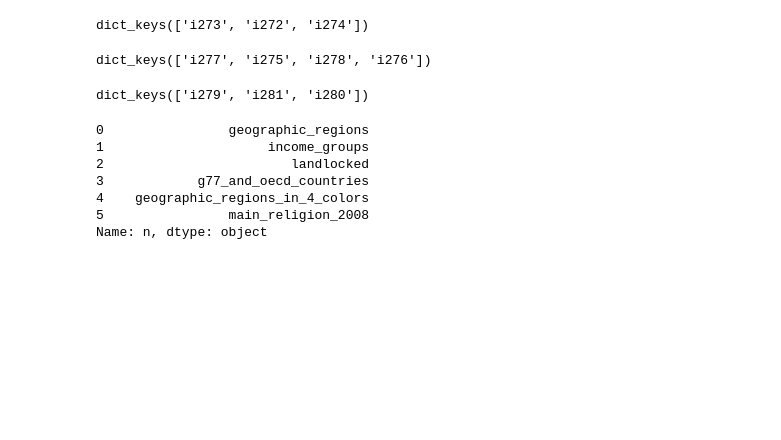
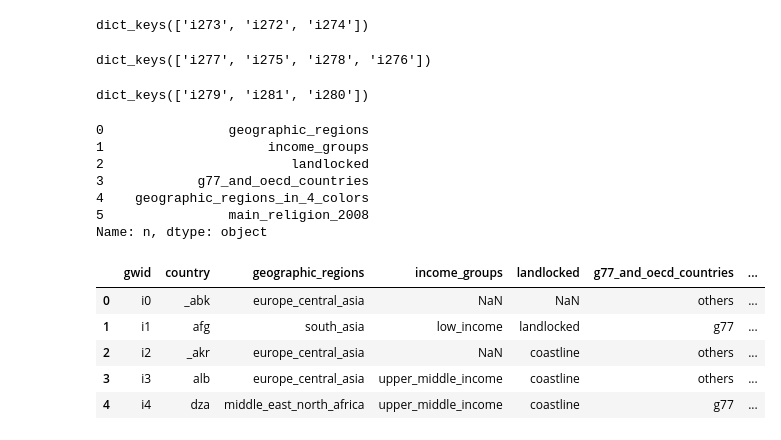
Before and after one commit to semio/ddf--gapminder--gapminder_world, a Jupyter notebook: waffle.ipynb, the cells around one changed output. Drawn from its saved outputs; the diff is of its cells as text; code cells hidden in the pictures; blank space fills up the shorter version.

```diff
--- a/waffle.ipynb
+++ b/waffle.ipynb
@@ -334,4 +334,18 @@ for k, v in gps.iloc[4]['groupings'].items():
 ser = pd.Series(res)
 # %%
 country['geographic_regions_in_4_colors'] = ser
+# %%
+country = country.reset_index()
+# %%
+country['is--country'] = 'TRUE'
+country = country.rename(columns={'ISO3dig_ext':'country', 'Gwid':'gwid'})
+# %%
+country.head()
+# %% [output]
+|  | gwid | country | geographic_regions | income_groups | landlocked | g77_and_oecd_countries | ... |
+| 0 | i0 | _abk | europe_central_asia | NaN | NaN | others | ... |
+| 1 | i1 | afg | south_asia | low_income | landlocked | g77 | ... |
+| 2 | i2 | _akr | europe_central_asia | NaN | coastline | others | ... |
+| 3 | i3 | alb | europe_central_asia | upper_middle_income | coastline | others | ... |
+| 4 | i4 | dza | middle_east_north_africa | upper_middle_income | coastline | g77 | ... |
 # %%
```
Also changed, not shown: parts of 19 cells of this notebook, 7 other files.
